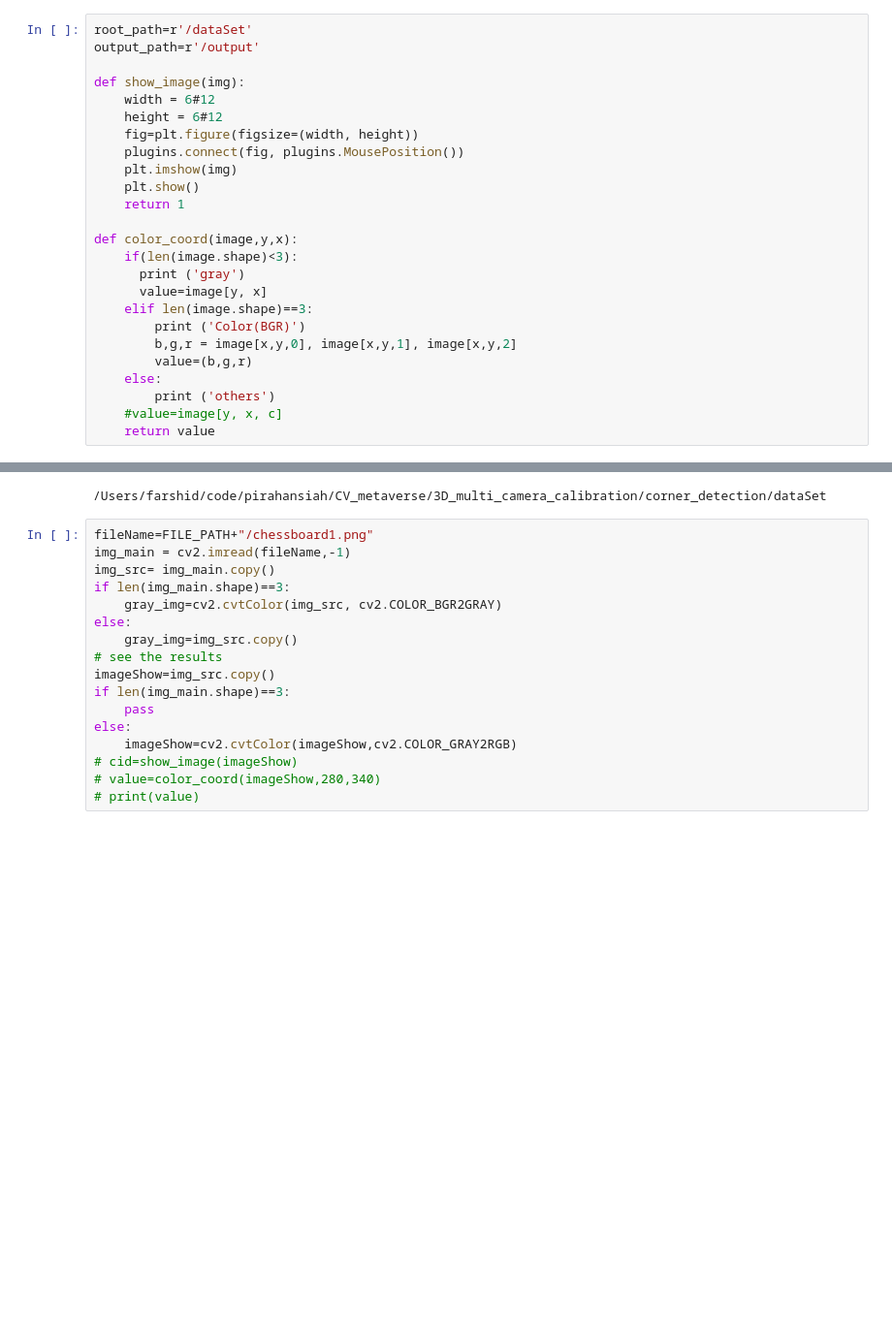
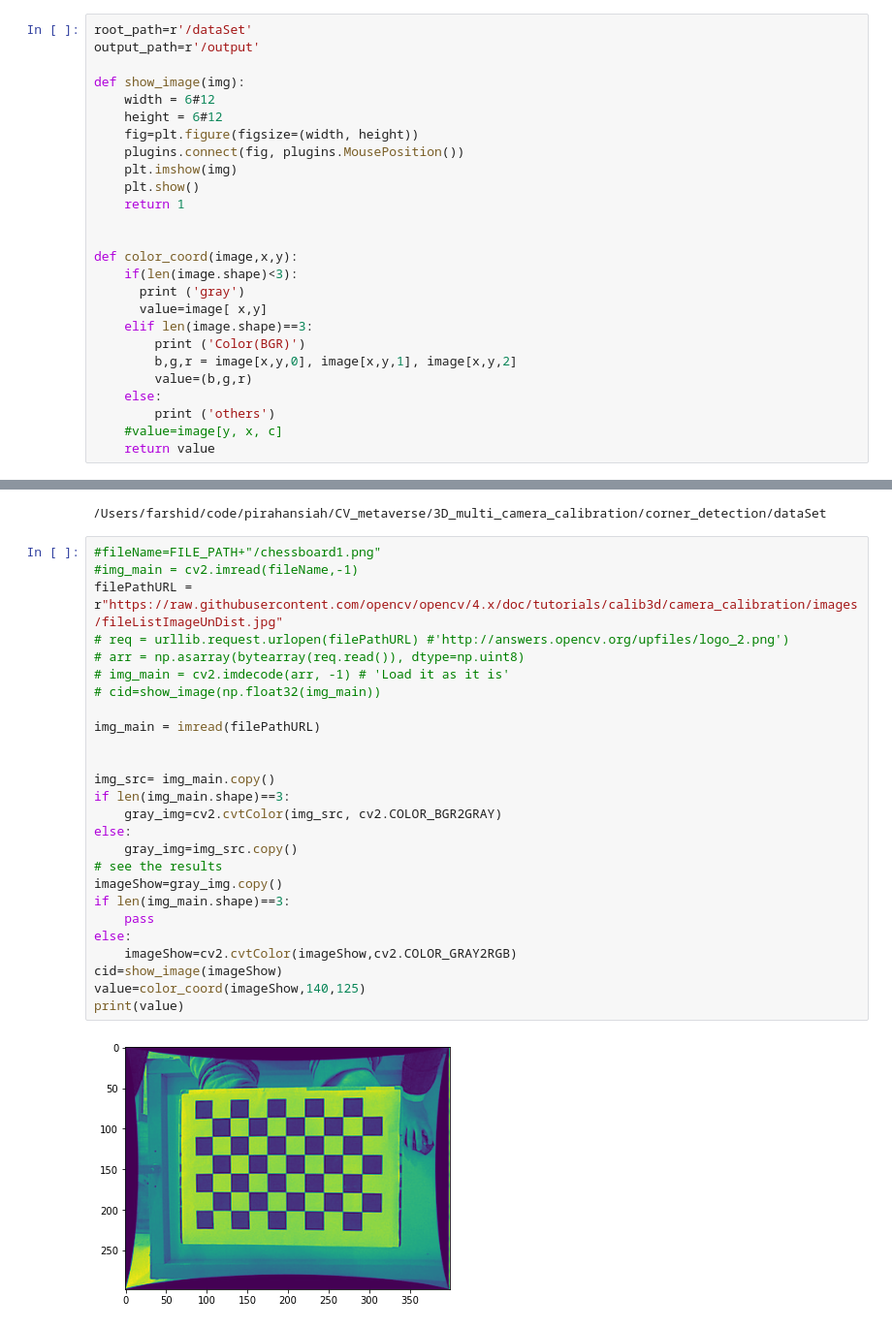
Before and after one commit to pirahansiah/workshop_LLM, a Jupyter notebook: CV_metaverse/3D_multi_camera_calibration/corner_detection/cornerDetection.ipynb, the cells around one changed output, grey strips where cells are left out. Shown: that part at 97% size. Saved outputs shown, nothing was run; the diff lists cells and outputs as text; blank space fills up the shorter version.

```diff
--- a/CV_metaverse/3D_multi_camera_calibration/corner_detection/cornerDetection.ipynb
+++ b/CV_metaverse/3D_multi_camera_calibration/corner_detection/cornerDetection.ipynb
@@ -54,10 +56,11 @@ def show_image(img):
     plt.show()
     return 1
 
-def color_coord(image,y,x):
+
+def color_coord(image,x,y):
     if(len(image.shape)<3):
       print ('gray')
-      value=image[y, x]
+      value=image[ x,y]
     elif len(image.shape)==3:
         print ('Color(BGR)')
         b,g,r = image[x,y,0], image[x,y,1], image[x,y,2]
@@ -73,19 +76,30 @@ print(FILE_PATH)
 # %% [output]
 /Users/farshid/code/pirahansiah/CV_metaverse/3D_multi_camera_calibration/corner_detection/dataSet
 # %%
-fileName=FILE_PATH+"/chessboard1.png"
-img_main = cv2.imread(fileName,-1)
+#fileName=FILE_PATH+"/chessboard1.png"
+#img_main = cv2.imread(fileName,-1)
+filePathURL = r"https://raw.githubusercontent.com/opencv/opencv/4.x/doc/tutorials/calib3d/camera_calibration/images/fileListImageUnDist.jpg"
+# req = urllib.request.urlopen(filePathURL) #'http://answers.opencv.org/upfiles/logo_2.png')
+# arr = np.asarray(bytearray(req.read()), dtype=np.uint8)
+# img_main = cv2.imdecode(arr, -1) # 'Load it as it is'
+# cid=show_image(np.float32(img_main))
+
+img_main = imread(filePathURL)
+
+
 img_src= img_main.copy()
 if len(img_main.shape)==3:
     gray_img=cv2.cvtColor(img_src, cv2.COLOR_BGR2GRAY)
 else:
     gray_img=img_src.copy()
 # see the results
-imageShow=img_src.copy()
+imageShow=gray_img.copy()
 if len(img_main.shape)==3:
     pass
 else:
     imageShow=cv2.cvtColor(imageShow,cv2.COLOR_GRAY2RGB)
-# cid=show_image(imageShow)
-# value=color_coord(imageShow,280,340)
-# print(value)
+cid=show_image(imageShow)
+value=color_coord(imageShow,140,125)
+print(value)
+# %% [output]
+[figure, added]
```
Also changed, not shown: parts of 2 cells of this notebook, 1 other file.
